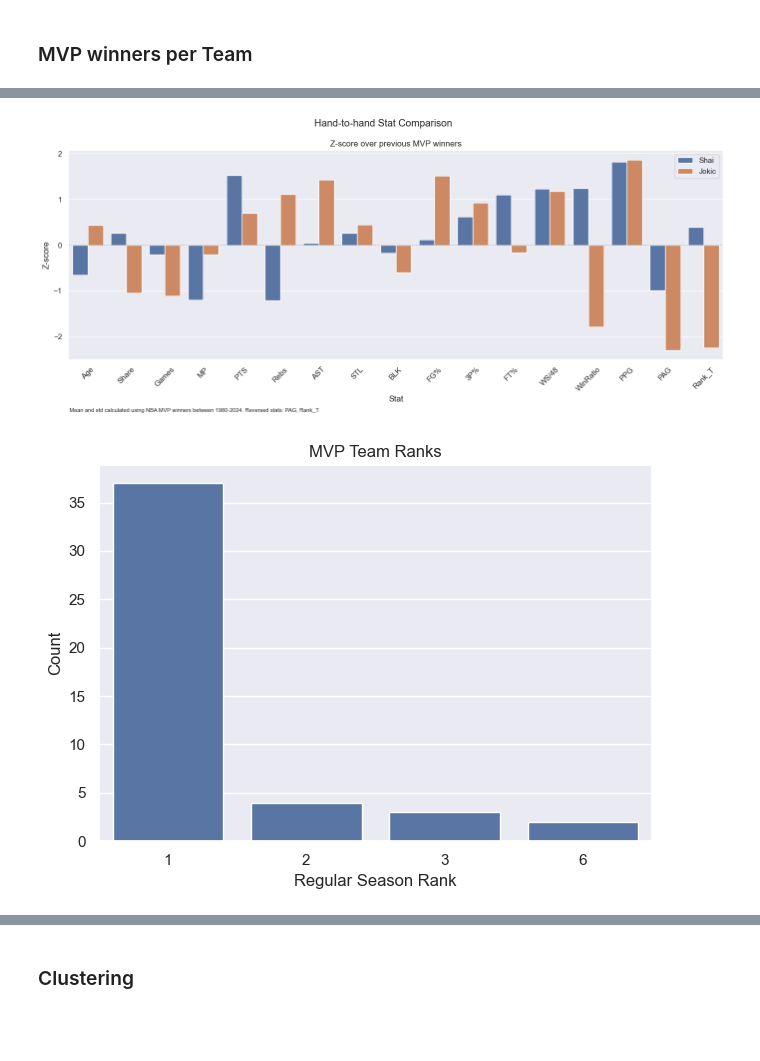
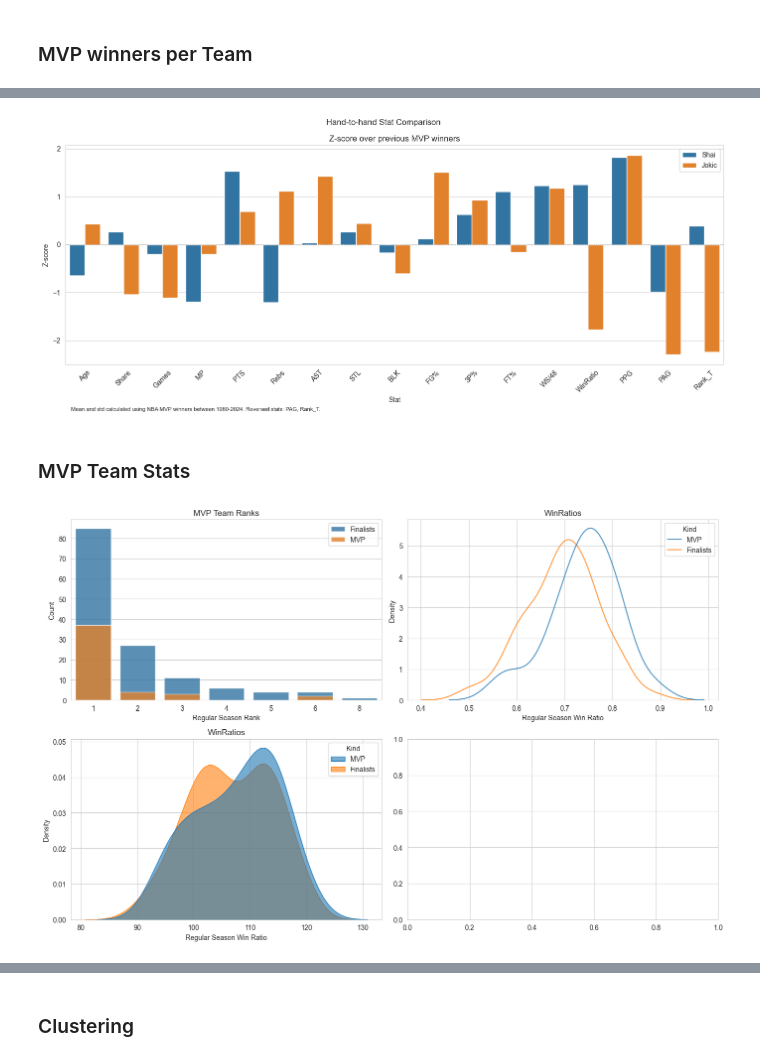
Before and after one commit to valevil27/nba-mvp-analysis, a Jupyter notebook: main.ipynb, the cells around one changed output, grey strips where cells are left out. Cells and saved outputs as stored; diff of their text form; code cells hidden in the pictures; blank space fills up the shorter version.

```diff
--- a/main.ipynb
+++ b/main.ipynb
@@ -10,7 +10,7 @@ from pathlib import Path
 import matplotlib.pyplot as plt
 %matplotlib inline
 import seaborn as sns
-sns.set()
+sns.set_style("whitegrid")
 warnings.filterwarnings('ignore')
 # %% [markdown]
 - votaciones: https://www.basketball-reference.com/awards/awards_1989.html#all_nba_mvp
@@ -175,6 +175,7 @@ plt.show()
 # %%
+df_fin = df.copy()[df["Rank"] <= 3]
 sns.barplot(
-    df_p[df_p["Rank"] <= 3].groupby("Player").count().sort_values("Year", ascending=False).nlargest(20, "Year"),
+    df_fin.groupby("Player").count().sort_values("Year", ascending=False).nlargest(20, "Year"),
     y="Player",
     x="Year",
 )
@@ -289,13 +290,47 @@ plt.figtext(0.23, 0, "Mean and std calculated using NBA MVP winners between 1980
 plt.tight_layout()
 plt.show()
 # %% [output]
-[figure, old version]
+[figure, new version]
+# %% [markdown]
+### MVP Team Stats
 # %%
-sns.countplot(dfwin, x="Rank_T")
-plt.title("MVP Team Ranks")
-plt.xlabel("Regular Season Rank")
-plt.ylabel("Count")
+fig, ax = plt.subplots(2, 2, figsize=(14, 9))
+sns.countplot(df_fin, x="Rank_T", ax=ax[0, 0], alpha=0.8, label="Finalists")
+sns.countplot(dfwin, x="Rank_T", ax=ax[0, 0], alpha=0.8, label="MVP")
+ax[0,0].set_title("MVP Team Ranks")
+ax[0,0].set_xlabel("Regular Season Rank")
+ax[0,0].set_ylabel("Count")
+ax[0,0].legend()
+
+df_wr_win = dfwin[[ "WinRatio", "PPG", "PAG" ]]
+df_wr_win["Kind"] = "MVP"
+df_wr_fin = pd.DataFrame(df_fin[[ "WinRatio", "PPG", "PAG" ]])
+df_wr_fin["Kind"] = "Finalists"
+df_dist_wr = pd.concat([df_wr_win, df_wr_fin])
+sns.kdeplot(
+    df_dist_wr,
+    x="WinRatio",
+    hue="Kind",
+    alpha=0.6,
+    common_norm=False,
+    fill=True,
+    ax=ax[0,1]
+)
+ax[0,1].set_title("WinRatios")
+ax[0,1].set_xlabel("Regular Season Win Ratio")
+
+sns.kdeplot(
+    df_dist_wr,
+    x="PPG",
+    hue="Kind",
+    alpha=0.6,
+    common_norm=False,
+    fill=True,
+    ax=ax[1,0]
+)
+ax[1,0].set_title("WinRatios")
+ax[1,0].set_xlabel("Regular Season Win Ratio")
 plt.tight_layout()
 plt.show()
 # %% [output]
-[figure, old version]
+[figure, new version]
```
Also changed, not shown: parts of 8 cells of this notebook.
